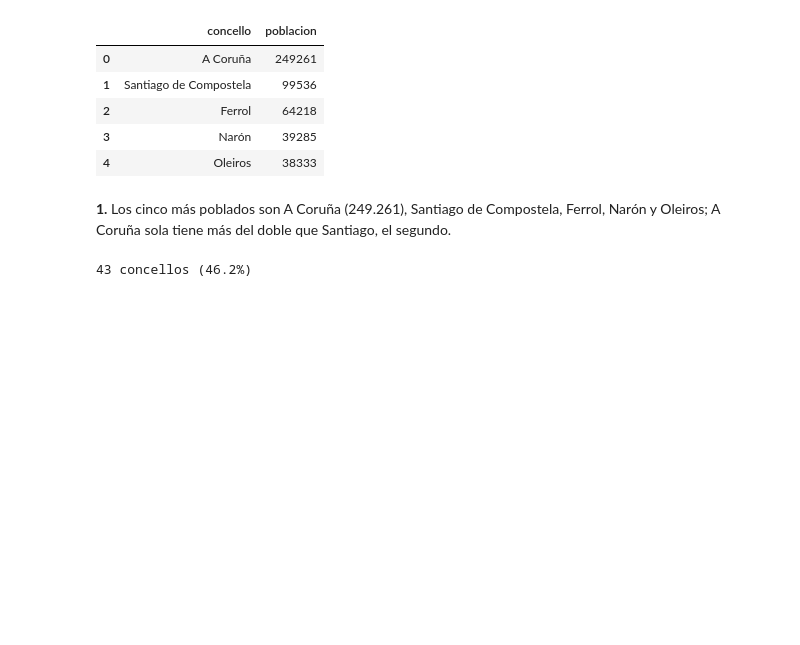
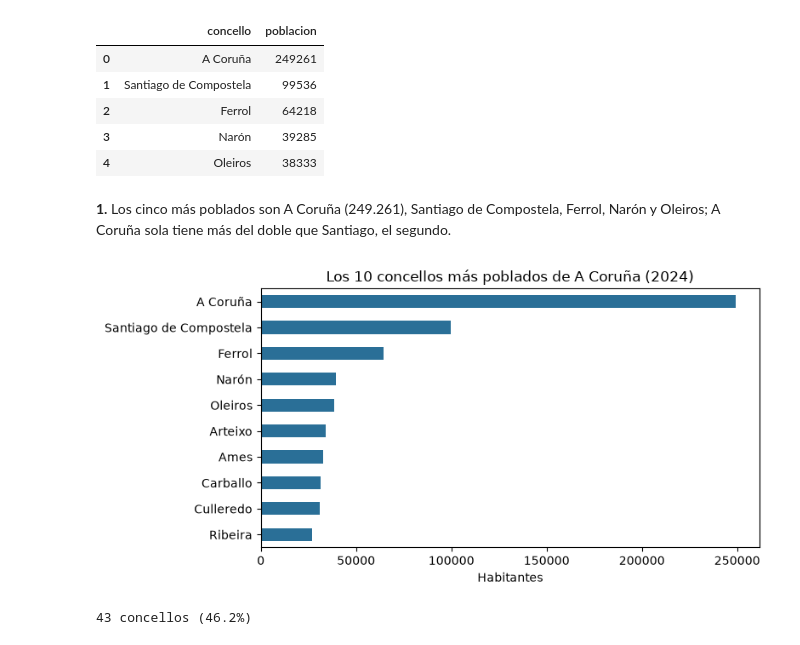
Before and after one commit to RAnteloR/Task-E4-Scraping-Concellos, a Jupyter notebook: notebooks/E4_concellos.ipynb, the cells around one changed output. Drawn from its saved outputs; the diff is of its cells as text; code cells hidden in the pictures; blank space fills up the shorter version.

Commit message:
Se crean las imagenes para el output y los graficos que seran cargados en el notebook junto a correciones en el readme.md

```diff
--- a/notebooks/E4_concellos.ipynb
+++ b/notebooks/E4_concellos.ipynb
@@ -13,6 +13,8 @@ from io import StringIO
 from pathlib import Path
 from urllib.robotparser import RobotFileParser
 
+import matplotlib.pyplot as plt
+import numpy as np
 import pandas as pd
 import requests
 from bs4 import BeautifulSoup
@@ -22,8 +24,10 @@ CABECERAS = {"User-Agent": "curso-sbd-e4-concellos/1.0 (raul.antelobdi@gmail.com
 
 RAW = Path("../datos/raw")
 CLEAN = Path("../datos/clean")
+OUTPUT = Path("../output")
 RAW.mkdir(parents=True, exist_ok=True)
 CLEAN.mkdir(parents=True, exist_ok=True)
+OUTPUT.mkdir(parents=True, exist_ok=True)
 FICHERO = RAW / "concellos_coruna.html"
 # %% [markdown]
 ## 4.1 Antes de descargar
@@ -178,6 +197,17 @@ datos.head(5)[["concello", "poblacion"]]
 | 4 | Oleiros | 38333 |
 # %% [markdown]
 **1.** Los cinco más poblados son A Coruña (249.261), Santiago de Compostela, Ferrol, Narón y Oleiros; A Coruña sola tiene más del doble que Santiago, el segundo.
+# %%
+ax = (datos.head(10).sort_values("poblacion")
+           .plot.barh(x="concello", y="poblacion", legend=False, figsize=(8, 4), color="#2a6f97"))
+ax.set_title("Los 10 concellos más poblados de A Coruña (2024)")
+ax.set_xlabel("Habitantes")
+ax.set_ylabel("")
+ax.ticklabel_format(axis="x", style="plain")
+plt.tight_layout()
+plt.savefig(OUTPUT / "top10_concellos.png", dpi=150)
+# %% [output]
+[figure, added]
 # %%
 # 2. Concellos con menos de 5.000 habitantes
 n_pequenos = (datos["poblacion"] < 5000).sum()
```
Also changed, not shown: parts of 4 cells of this notebook, 5 other files.
